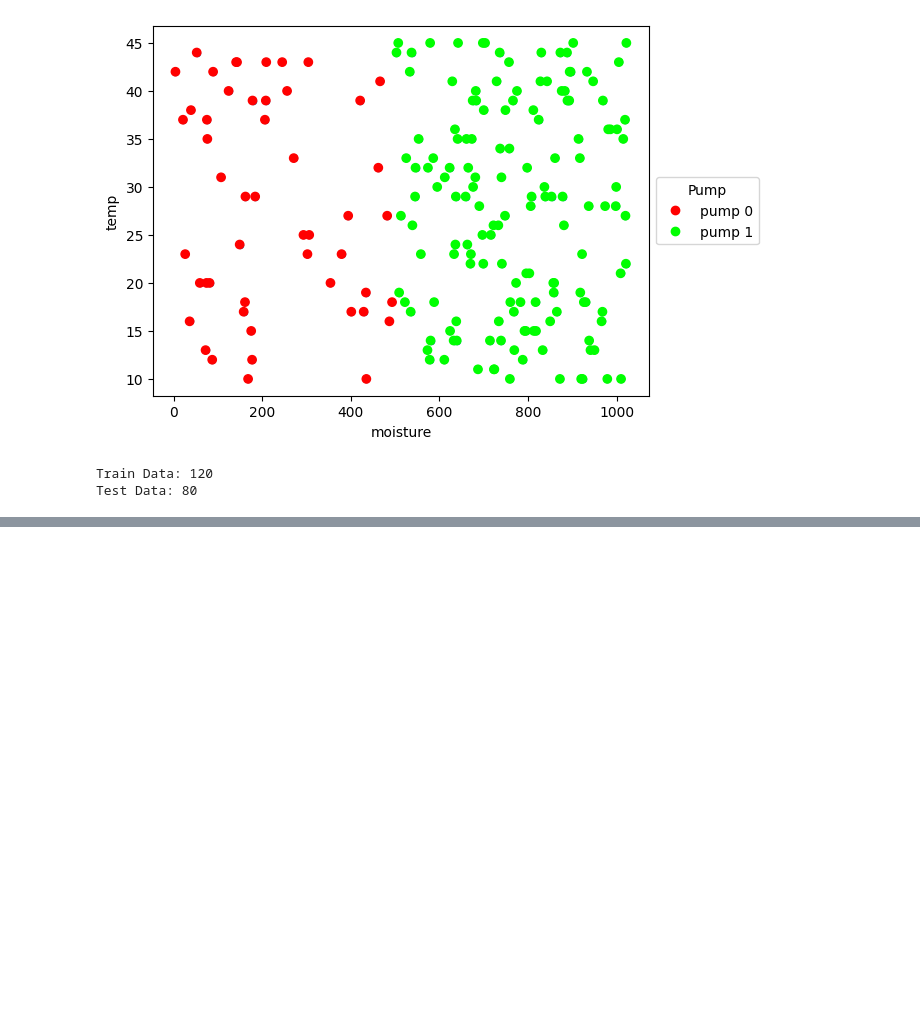
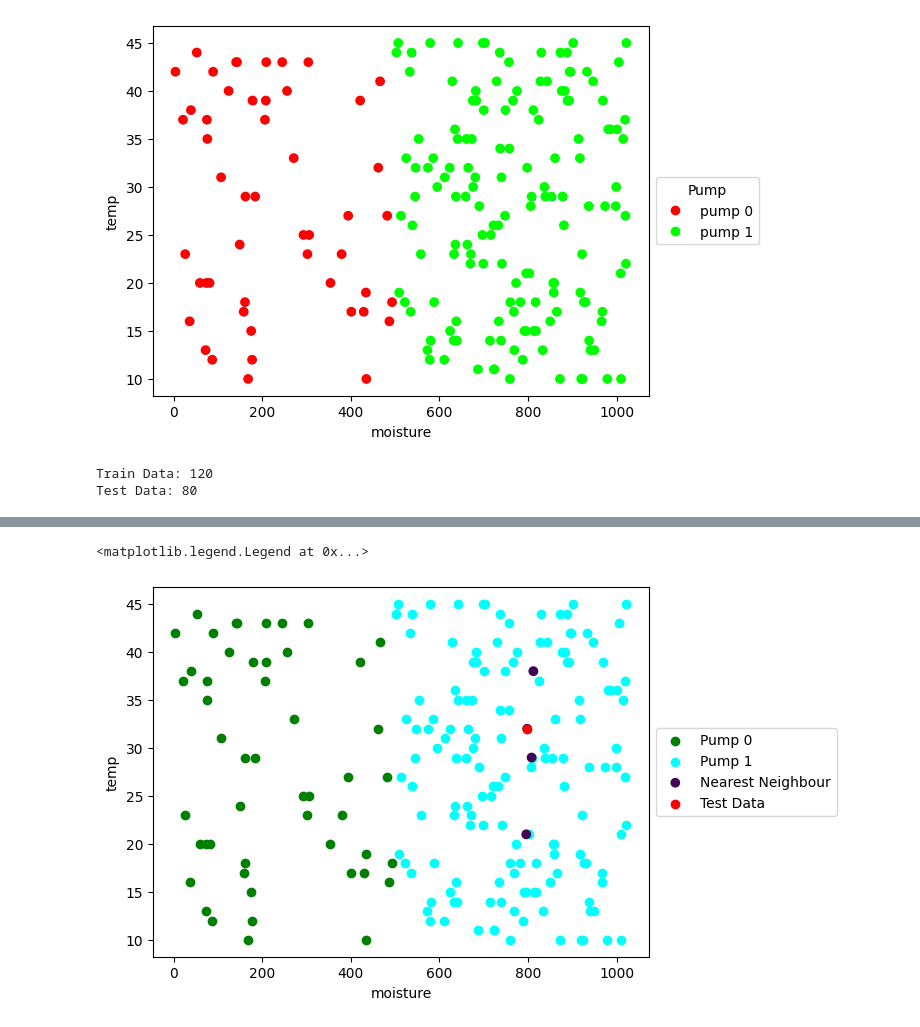
Before and after one commit to Jenloke/KNN-Activity, a Jupyter notebook: irrigation.ipynb, the cells around one changed output, grey strips where cells are left out. Drawn from its saved outputs; the diff is of its cells as text; code cells hidden in the pictures; blank space fills up the shorter version.

```diff
--- a/irrigation.ipynb
+++ b/irrigation.ipynb
@@ -92,3 +124,21 @@ print(count_true, count_false)
+# %%
+table_pump0 = irrigation_table[irrigation_table['pump'] == 0]
+table_pump1 = irrigation_table[irrigation_table['pump'] == 1]
+
+table_pump0.plot.scatter(x='moisture', y='temp')
+
+pump0 = plt.pyplot.scatter(table_pump0.moisture, table_pump0.temp, c="green")
+pump1 = plt.pyplot.scatter(table_pump1.moisture, table_pump1.temp, c="cyan")
+near = plt.pyplot.scatter(test_table.moisture, test_table.temp, c=test_table.pump)
+testdata = plt.pyplot.scatter(test_table.iloc[0].moisture, test_table.iloc[0].temp, c="red")
+
+plt.pyplot.legend((pump0, pump1, near, testdata),
+           ('Pump 0','Pump 1','Nearest Neighbour', 'Test Data'),
+           scatterpoints=1,
+           loc='center left', bbox_to_anchor=(1.0, 0.5))
+# %% [output]
+<matplotlib.legend.Legend at 0x...>
+[figure, added]
 # %%
 # k_distances_compute_sorted = sorted(k_distances_compute, key=lambda x: x[0])
 
```
Also changed, not shown: parts of 3 cells of this notebook.
